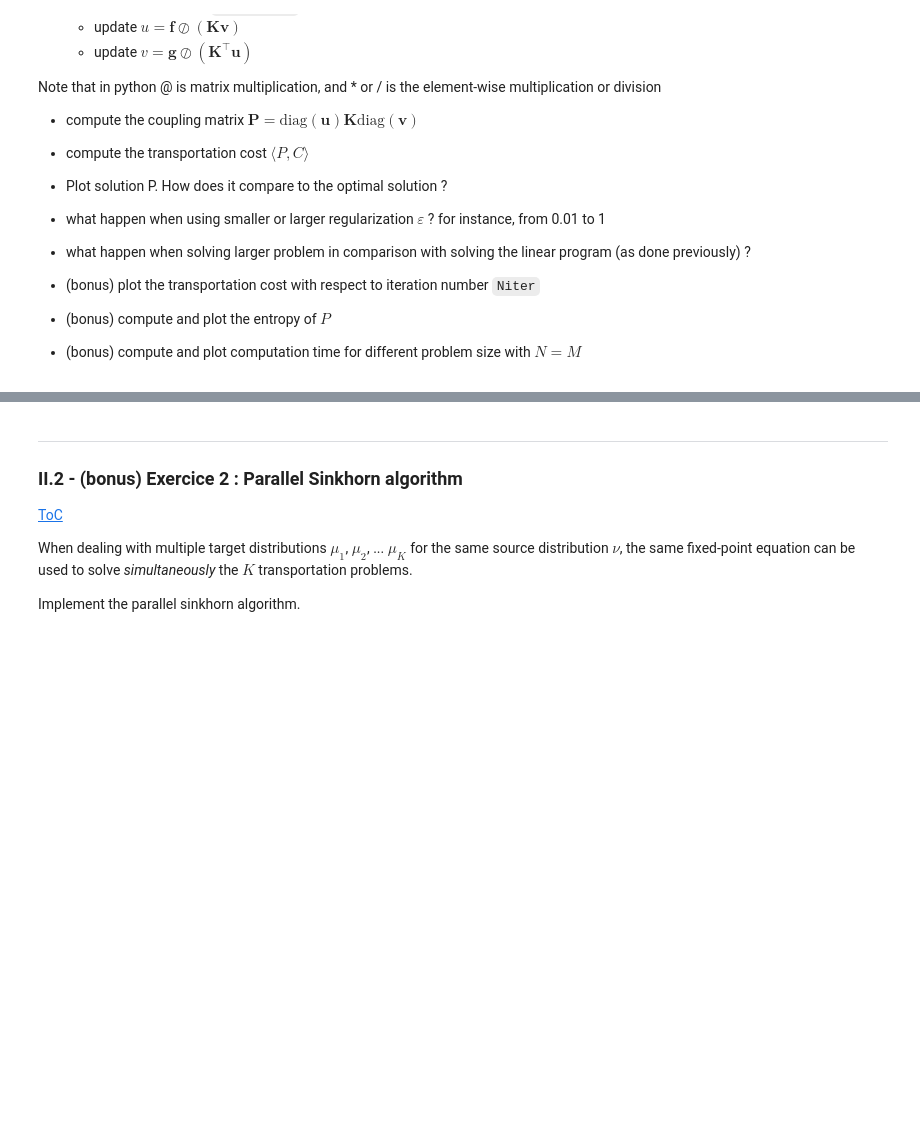
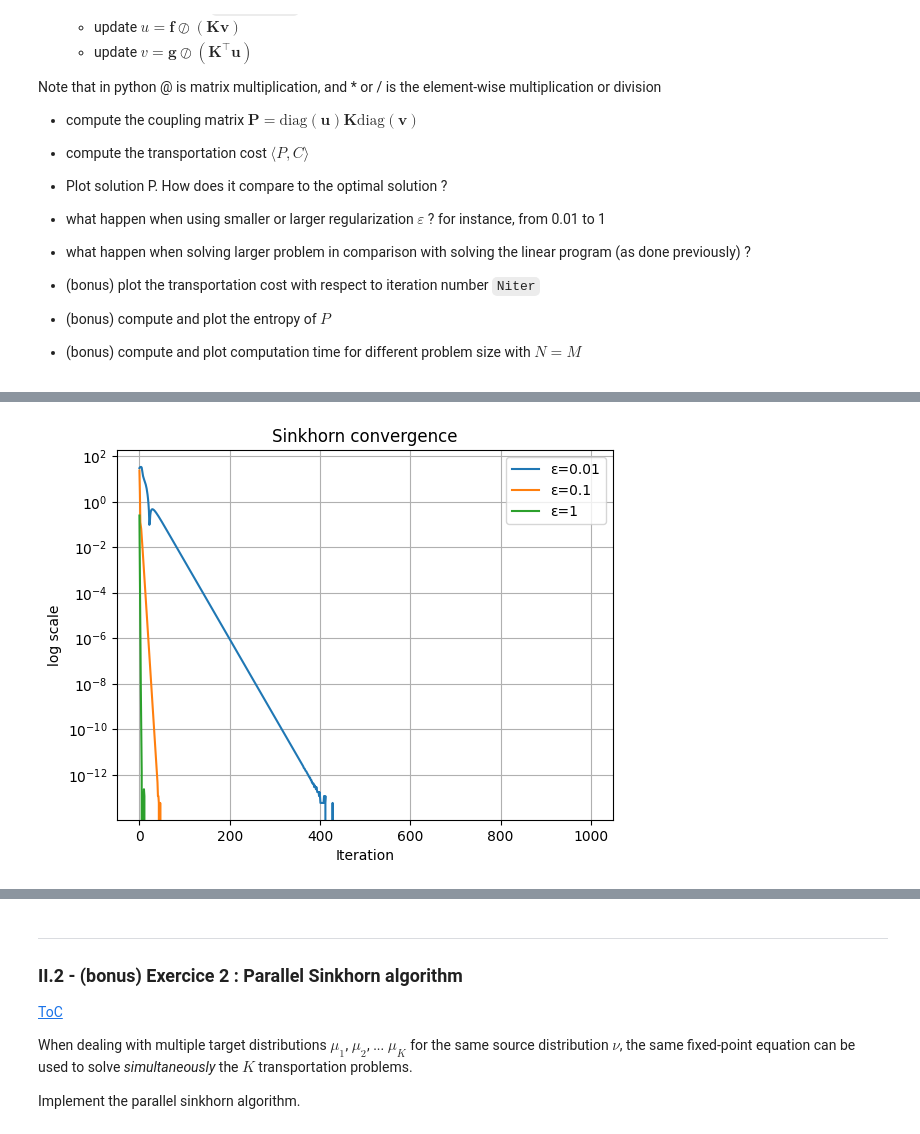
Before and after one commit to ViniciusGN/Kaggle-AI-Studies, a Jupyter notebook: 06. Optimal Transport/TP_2_OT_nD_2025.ipynb, the cells around one changed output, grey strips where cells are left out. Saved outputs shown, nothing was run; the diff lists cells and outputs as text; code cells hidden in the pictures; blank space fills up the shorter version.

```diff
--- a/06. Optimal Transport/TP_2_OT_nD_2025.ipynb
+++ b/06. Optimal Transport/TP_2_OT_nD_2025.ipynb
@@ -580,0 +713,16 @@ entropy_cost = ...
+# %%
+plt.figure()
+for epsilon in epsilons:
+    costs = np.array(all_costs[epsilon])
+    gap = np.abs(costs - costs[-1])
+    plt.plot(gap, label=f"ε={epsilon}")
+
+plt.yscale("log")
+plt.xlabel("Iteration")
+plt.ylabel("log scale")
+plt.title("Sinkhorn convergence")
+plt.grid(True)
+plt.legend()
+plt.show()
+# %% [output]
+[figure, added]
```
Also changed, not shown: parts of 13 cells of this notebook.
